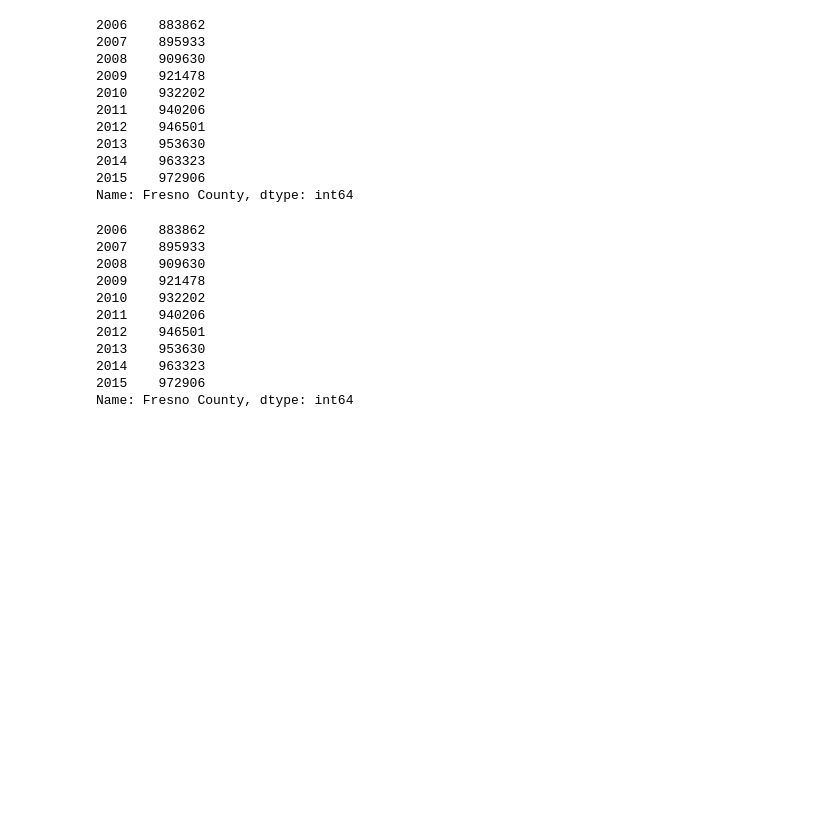
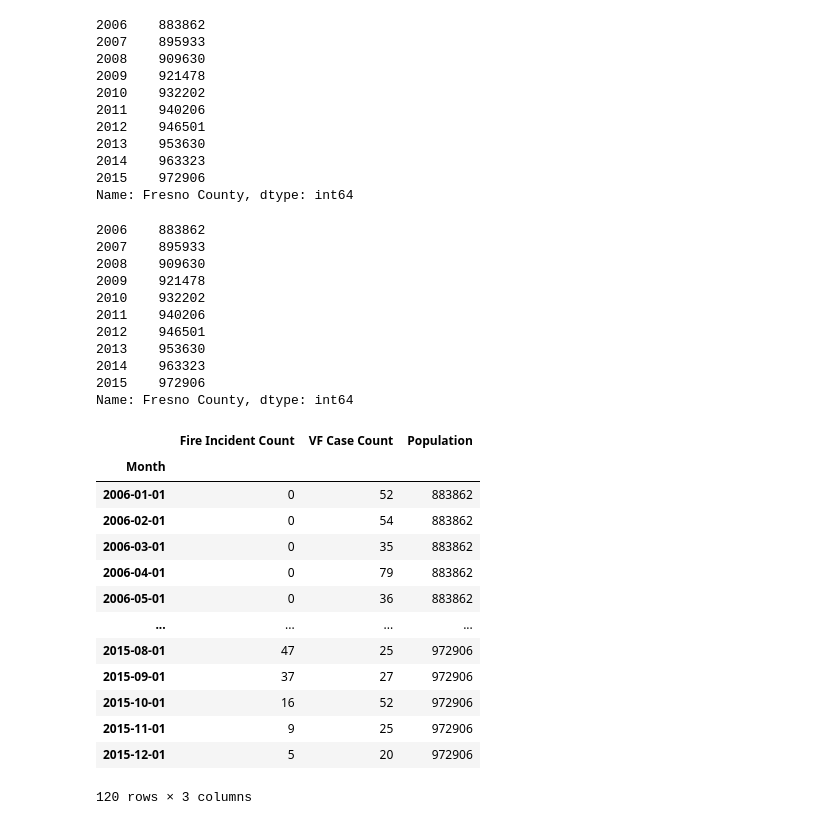
Before and after one commit to dillonallen92/CSUF-Project-Code, a Jupyter notebook: Project/code/test_notebook.ipynb, the cells around one changed output. Saved outputs shown, nothing was run; the diff lists cells and outputs as text; code cells hidden in the pictures; blank space fills up the shorter version.

Commit message:
finished population merge data, given the copying

```diff
--- a/Project/code/test_notebook.ipynb
+++ b/Project/code/test_notebook.ipynb
@@ -384,5 +384,22 @@ tgt_pop_data
 2014    963323
 2015    972906
 Name: Fresno County, dtype: int64
-# %%
-vf_fire_comb1["Population"] = vf_fire_comb1.index.year.map()
+# %%
+tgt_pop_data.index = tgt_pop_data.index.astype(int)
+vf_fire_comb1["Population"] = vf_fire_comb1.index.year.map(tgt_pop_data)
+vf_fire_comb1
+# %% [output]
+|  | Fire Incident Count | VF Case Count | Population |
+| Month |  |  |  |
+| 2006-01-01 | 0 | 52 | 883862 |
+| 2006-02-01 | 0 | 54 | 883862 |
+| 2006-03-01 | 0 | 35 | 883862 |
+| 2006-04-01 | 0 | 79 | 883862 |
+| 2006-05-01 | 0 | 36 | 883862 |
+| ... | ... | ... | ... |
+| 2015-08-01 | 47 | 25 | 972906 |
+| 2015-09-01 | 37 | 27 | 972906 |
+| 2015-10-01 | 16 | 52 | 972906 |
+| 2015-11-01 | 9 | 25 | 972906 |
+| 2015-12-01 | 5 | 20 | 972906 |
+120 rows × 3 columns
```
Also changed, not shown: parts of 3 cells of this notebook, 1 other file.
